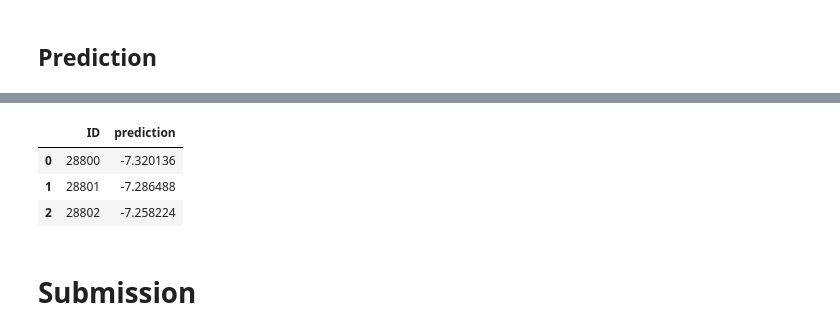
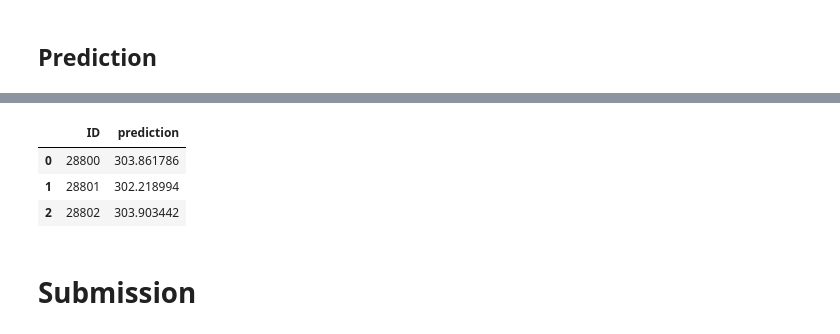
Before and after one commit to Abhijeet-Real/CIBMTR, a Jupyter notebook: Neural Network 5.ipynb, the cells around one changed output, grey strips where cells are left out. Saved outputs shown, nothing was run; the diff lists cells and outputs as text; code cells hidden in the pictures.

```diff
--- a/Neural Network 5.ipynb
+++ b/Neural Network 5.ipynb
@@ -883,7 +1159,7 @@ def evaluate_variable_combinations(AA02_x_train, AA02_x_test, AA02_y_train, AA02
             model = Model(inputs=input_layer, outputs=efs_time_output)
             model.compile(optimizer="adam", loss="mse", metrics=["mse"])
 
-            model.fit(x_train, y_train, epochs=3, batch_size=64, verbose=0)
+            model.fit(x_train, y_train, epochs=8, batch_size=4, verbose=1)
             return model
         except Exception as e:
             print(f"Error in train_model: {e}")
@@ -1011,7 +1303,7 @@ def filter_important_variables_v2(results_df, important_variables_list, c_index_
     """
     if c_index_threshold is None:
         # Default to 75th percentile if no threshold is provided
-        c_index_threshold = results_df["C-index"].quantile(0.95)
+        c_index_threshold = results_df["C-index"].quantile(0.99)
 
     # Filter rows with C-index above the threshold
     high_performance_models = results_df[results_df["C-index"] >= c_index_threshold]
@@ -1020,7 +1312,7 @@ def filter_important_variables_v2(results_df, important_variables_list, c_index_
     variable_scores = high_performance_models[important_variables_list].sum(axis=0) / len(high_performance_models)
 
     # Retain variables that are used in at least 50% of the high-performing models
-    newest_important_variables = variable_scores[variable_scores >= 0.95].index.tolist()
+    newest_important_variables = variable_scores[variable_scores >= 0.99].index.tolist()
 
     return newest_important_variables
 # %% [markdown]
@@ -1066,3 +1376,5 @@ test_dataframe
+# %%
+test_dataframe = feature_engineering(test_dataframe)
 # %% [markdown]
 ## Imputaion
 # %% [markdown]
@@ -1115,4 +1427,4 @@ AA02_non_categorical_columns_test = [
     var for var in AA02_non_categorical_columns if var not in AA02_y_columns
 ]
 
-test_dataframe_imputed = AA02_impute_columns_with_mean_or_median(test_dataframe_imputed, AA02_non_categorical_columns_test)
+test_dataframe_imputed, temp = AA02_impute_columns_with_mean_or_median(test_dataframe_imputed, AA02_non_categorical_columns_test)
@@ -1187,7 +1494,7 @@ efs_time_predictions = best_model.predict(AA02_x_test_subset)
 efs_time_predictions = efs_time_predictions.ravel()
 
 # Add predictions to the dataset for reference
-test_dataframe_transformed['prediction'] = -efs_time_predictions
+test_dataframe_transformed['prediction'] = efs_time_predictions
 
 # Create a DataFrame for ID and predictions
 predictions_output = test_dataframe_transformed[['ID', 'prediction']]
@@ -1199,7 +1506,7 @@ predictions_output
 |  | ID | prediction |
-| 0 | 28800 | -7.320136 |
-| 1 | 28801 | -7.286488 |
-| 2 | 28802 | -7.258224 |
+| 0 | 28800 | 303.861786 |
+| 1 | 28801 | 302.218994 |
+| 2 | 28802 | 303.903442 |
 # %% [markdown]
 # Submission
 # %%
```
Also changed, not shown: parts of 58 cells of this notebook.
